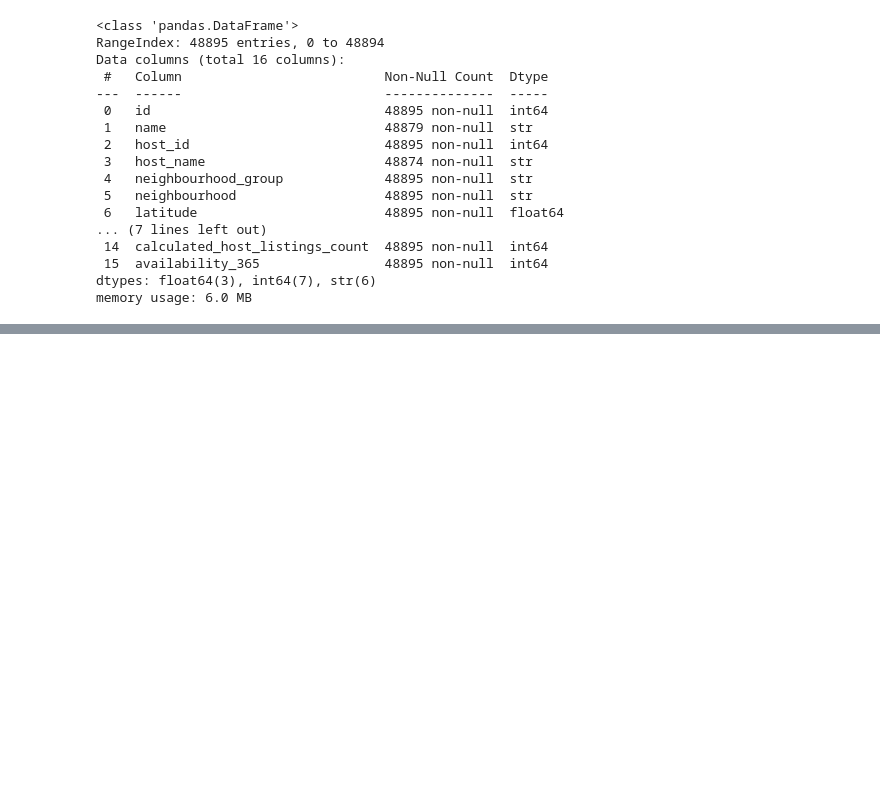
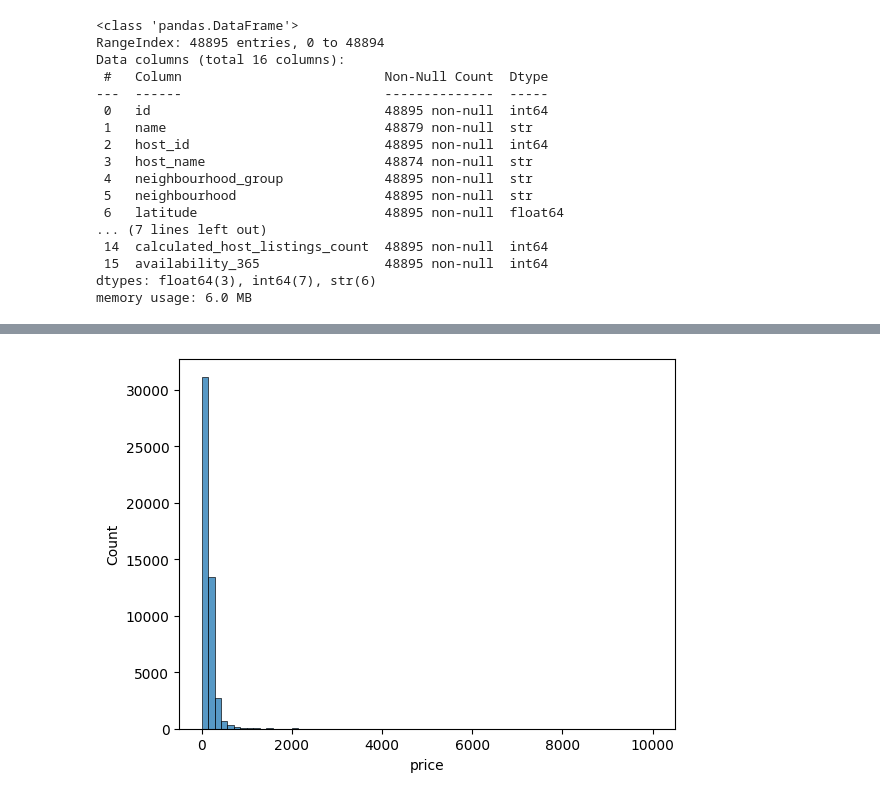
Before and after one commit to 4GeeksAcademy/ekbalam11-machine-learning, a Jupyter notebook: src/00-eda-airbnb-ny.ipynb, the cells around one changed output, grey strips where cells are left out. Drawn from its saved outputs; the diff is of its cells as text; code cells hidden in the pictures; blank space fills up the shorter version.

```diff
--- a/src/00-eda-airbnb-ny.ipynb
+++ b/src/00-eda-airbnb-ny.ipynb
@@ -125,0 +94,5 @@ memory usage: 5.0 MB
+# %%
+sns.histplot(df["price"], bins=70)
+plt.show()
+# %% [output]
+[figure, added]
```
Also changed, not shown: parts of 23 cells of this notebook.
